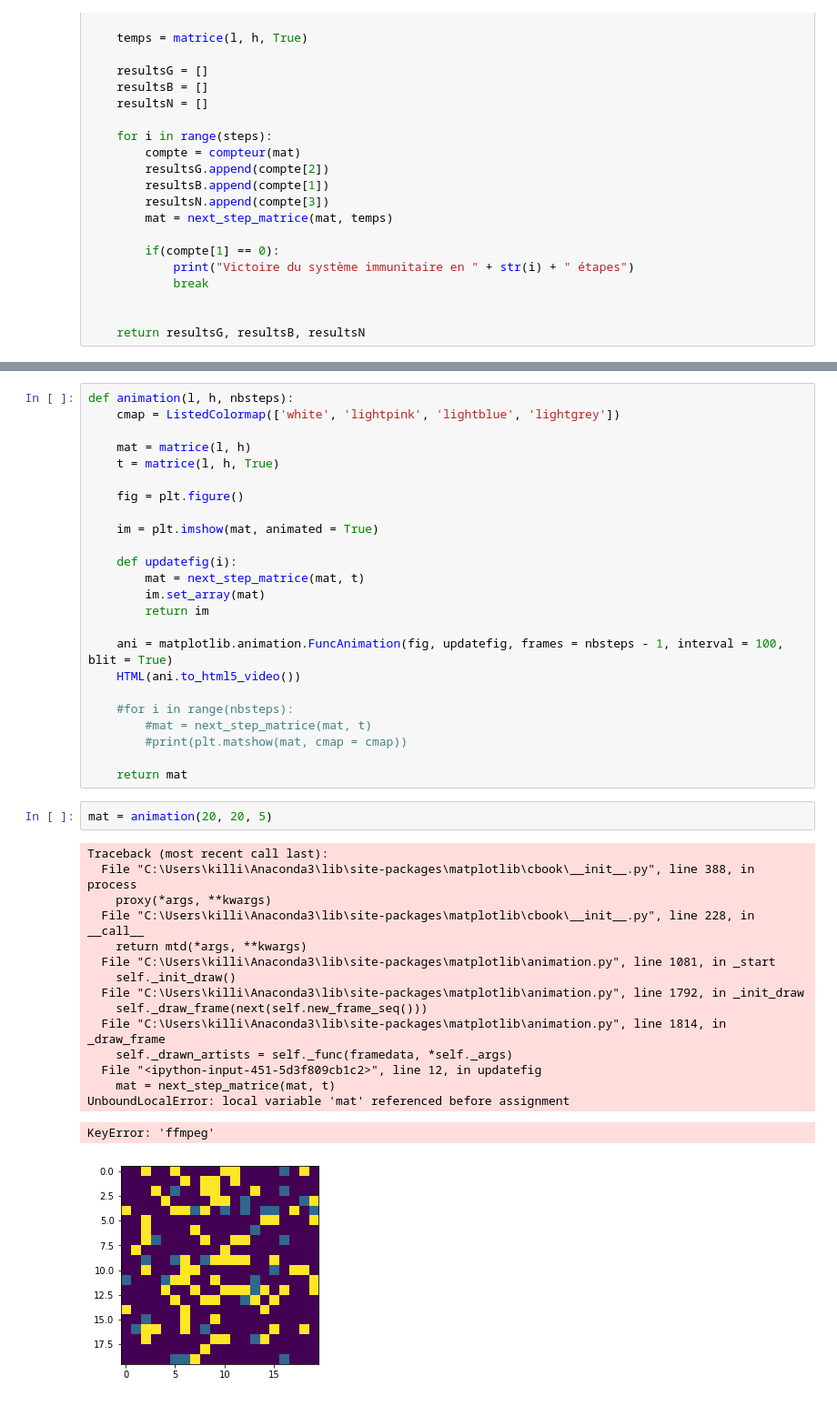
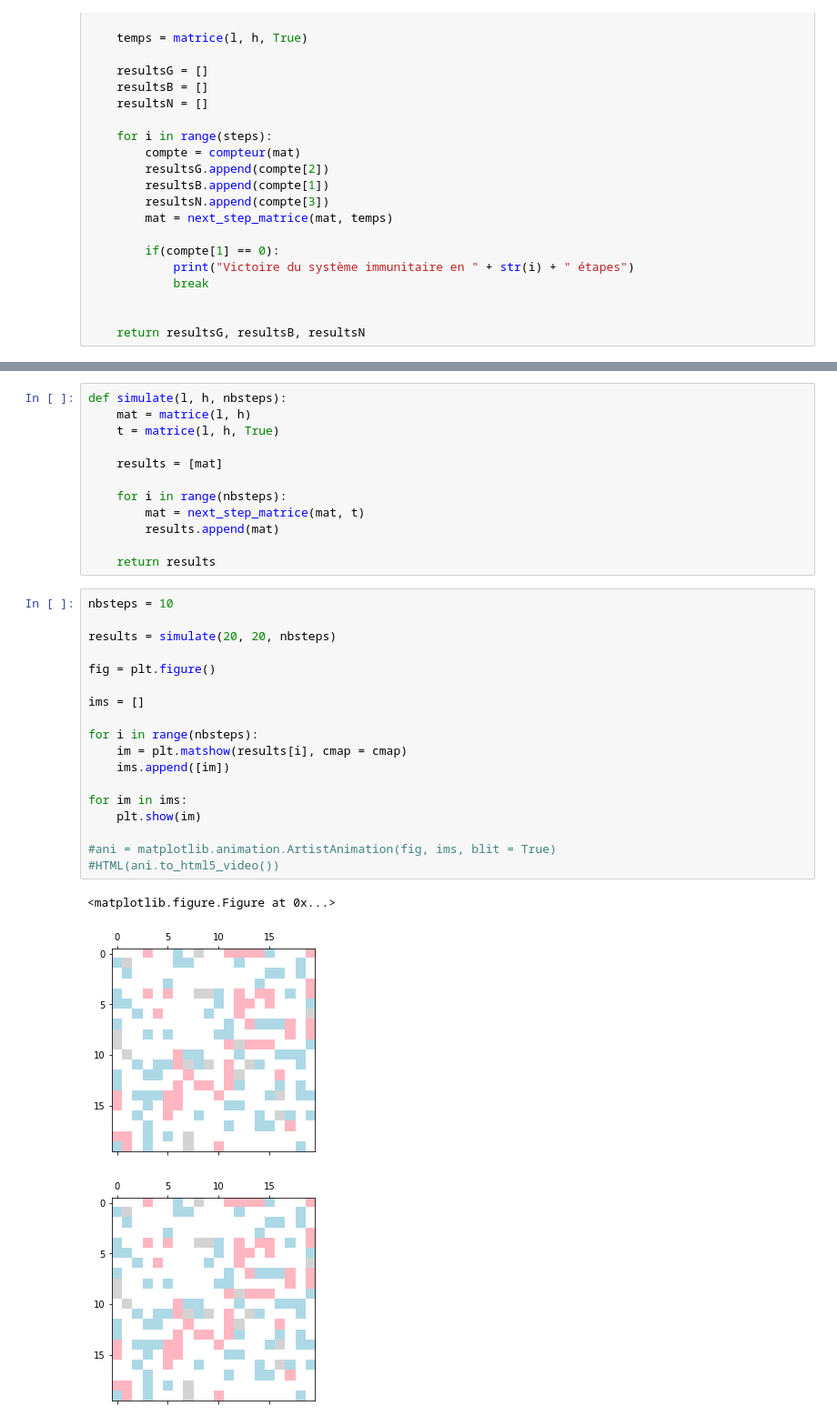
Before and after one commit to are00dynamic-2018/PROPAGATION_BACTERIENNE, a Jupyter notebook: Bactéries.ipynb, the cells around one changed output, grey strips where cells are left out. Shown: that part at 91% size. Saved outputs shown, nothing was run; the diff lists cells and outputs as text.

```diff
--- a/Bactéries.ipynb
+++ b/Bactéries.ipynb
@@ -299,43 +302,34 @@ Victoire du système immunitaire en 62 étapes
 # %%
-def animation(l, h, nbsteps):
-    cmap = ListedColormap(['white', 'lightpink', 'lightblue', 'lightgrey'])
-
+def simulate(l, h, nbsteps):
     mat = matrice(l, h)
     t = matrice(l, h, True)
 
-    fig = plt.figure()
+    results = [mat]
 
-    im = plt.imshow(mat, animated = True)
+    for i in range(nbsteps):
+        mat = next_step_matrice(mat, t)
+        results.append(mat)
 
-    def updatefig(i):
-        mat = next_step_matrice(mat, t)
-        im.set_array(mat)
-        return im
-
-    ani = matplotlib.animation.FuncAnimation(fig, updatefig, frames = nbsteps - 1, interval = 100, blit = True)
-    HTML(ani.to_html5_video())
-
-    #for i in range(nbsteps):
-        #mat = next_step_matrice(mat, t)
-        #print(plt.matshow(mat, cmap = cmap))
-
-    return mat
+    return results
-# %%
-mat = animation(20, 20, 5)
-# %% [output]
-Traceback (most recent call last):
-  File "C:\Users\killi\Anaconda3\lib\site-packages\matplotlib\cbook\__init__.py", line 388, in process
-    proxy(*args, **kwargs)
-  File "C:\Users\killi\Anaconda3\lib\site-packages\matplotlib\cbook\__init__.py", line 228, in __call__
-    return mtd(*args, **kwargs)
-  File "C:\Users\killi\Anaconda3\lib\site-packages\matplotlib\animation.py", line 1081, in _start
-    self._init_draw()
-  File "C:\Users\killi\Anaconda3\lib\site-packages\matplotlib\animation.py", line 1792, in _init_draw
-    self._draw_frame(next(self.new_frame_seq()))
-  File "C:\Users\killi\Anaconda3\lib\site-packages\matplotlib\animation.py", line 1814, in _draw_frame
-    self._drawn_artists = self._func(framedata, *self._args)
-  File "<ipython-input-451-5d3f809cb1c2>", line 12, in updatefig
-    mat = next_step_matrice(mat, t)
-UnboundLocalError: local variable 'mat' referenced before assignment
-KeyError: 'ffmpeg'
-[figure, removed]
+# %%
+nbsteps = 10
+
+results = simulate(20, 20, nbsteps)
+
+fig = plt.figure()
+
+ims = []
+
+for i in range(nbsteps):
+    im = plt.matshow(results[i], cmap = cmap)
+    ims.append([im])
+
+for im in ims:
+    plt.show(im)
+
+#ani = matplotlib.animation.ArtistAnimation(fig, ims, blit = True)
+#HTML(ani.to_html5_video())
+# %% [output]
+<matplotlib.figure.Figure at 0x...>
+[figure, added]
+[figure, added]
```
Also changed, not shown: parts of 3 cells of this notebook.
